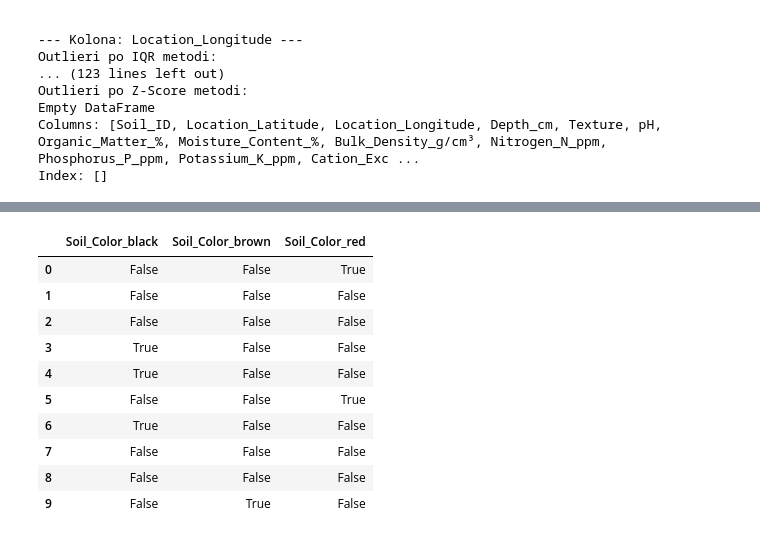
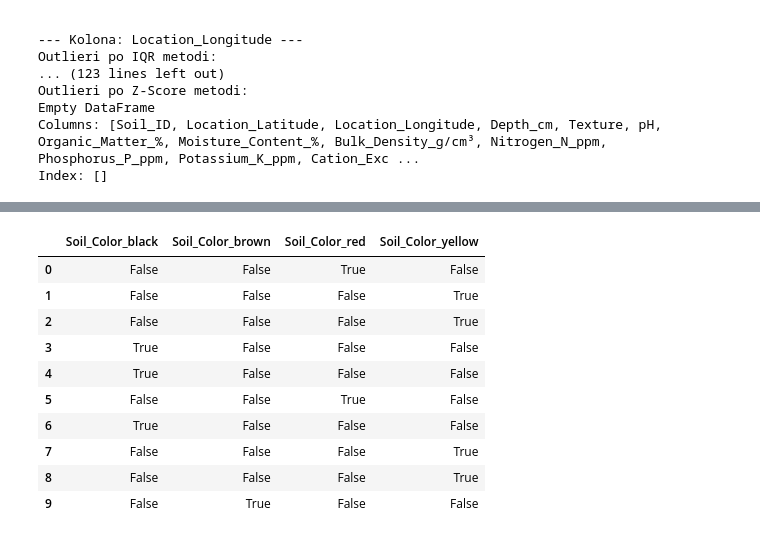
Before and after one commit to bazlooka/elfak-machine-learning, a Jupyter notebook: project 1/notebook.ipynb, the cells around one changed output, grey strips where cells are left out. Drawn from its saved outputs; the diff is of its cells as text; code cells hidden in the pictures.

```diff
--- a/project 1/notebook.ipynb
+++ b/project 1/notebook.ipynb
@@ -185,4 +210,5 @@ Kao sto vidimo i iye iqr i z-score metode ne postoje outliner-i
 
 Pretvaranje tekstualnih vrednosti u numeričke: One-Hot Encoding metoda
 # %%
-df_encoded = pd.get_dummies(df, columns=['Texture','Soil_Color'], prefix=['Texture','Soil_Color'])
+df_encoded = pd.get_dummies(df, columns=['Soil_Color'], prefix=['Soil_Color'])
+df_encoded.info()
@@ -209,14 +233,14 @@ memory usage: 121.1 MB
 # %%
-df_encoded.iloc[:, 18:21].head(10)
+df_encoded.iloc[0:10, 16:20]
 # %% [output]
-|  | Soil_Color_black | Soil_Color_brown | Soil_Color_red |
-| 0 | False | False | True |
-| 1 | False | False | False |
-| 2 | False | False | False |
-| 3 | True | False | False |
-| 4 | True | False | False |
-| 5 | False | False | True |
-| 6 | True | False | False |
-| 7 | False | False | False |
-| 8 | False | False | False |
-| 9 | False | True | False |
+|  | Soil_Color_black | Soil_Color_brown | Soil_Color_red | Soil_Color_yellow |
+| 0 | False | False | True | False |
+| 1 | False | False | False | True |
+| 2 | False | False | False | True |
+| 3 | True | False | False | False |
+| 4 | True | False | False | False |
+| 5 | False | False | True | False |
+| 6 | True | False | False | False |
+| 7 | False | False | False | True |
+| 8 | False | False | False | True |
+| 9 | False | True | False | False |
```
Also changed, not shown: parts of 34 cells of this notebook, 1 other file.
